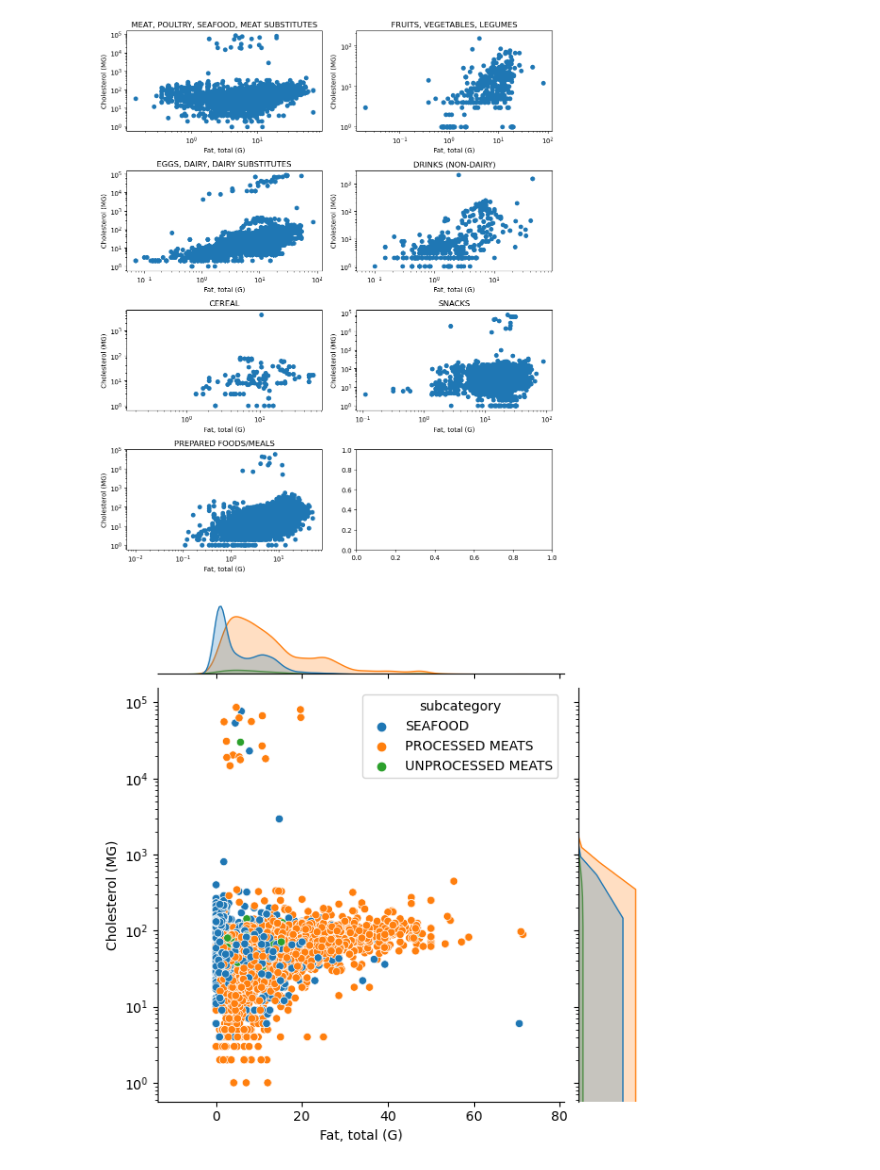
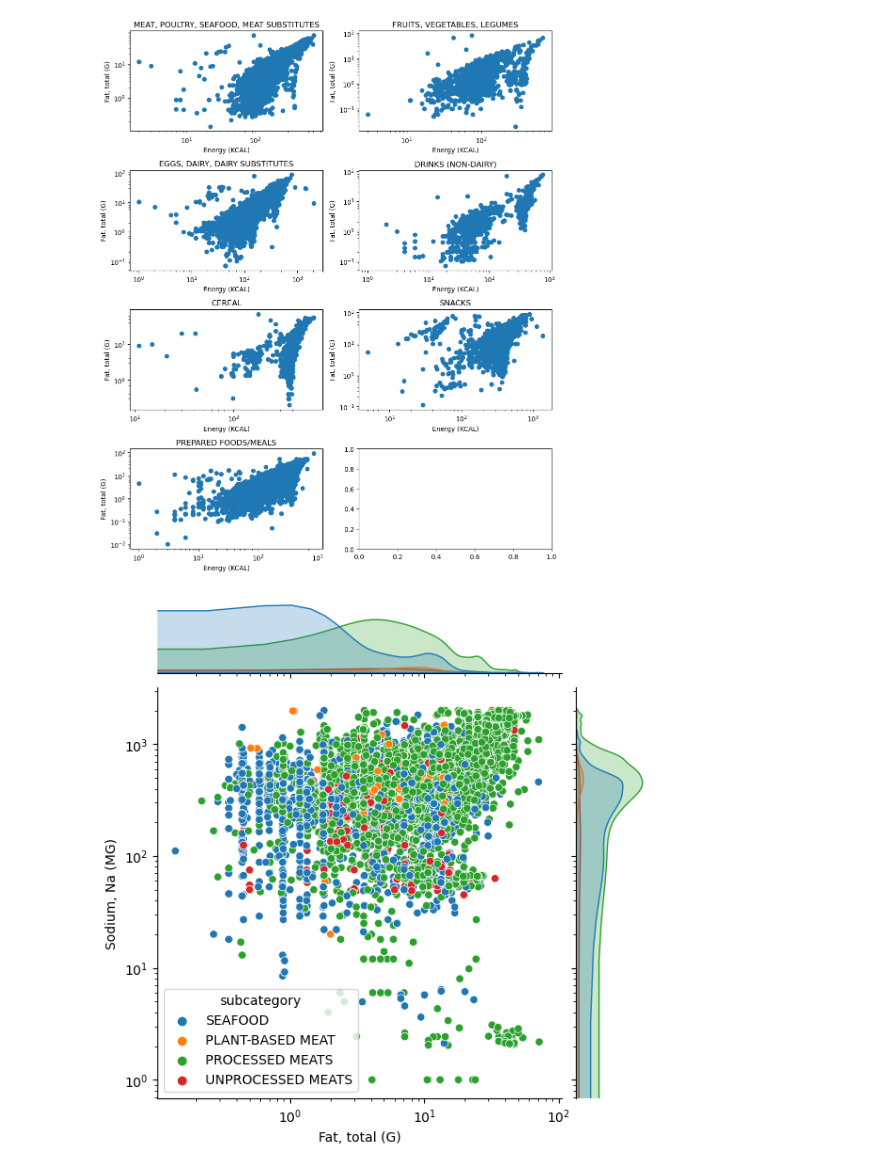
Before and after one commit to assayer5/fooddata-central, a Jupyter notebook: clean_joined_csvs.ipynb, the cells around one changed output. Cells and saved outputs as stored; diff of their text form; code cells hidden in the pictures.

```diff
--- a/clean_joined_csvs.ipynb
+++ b/clean_joined_csvs.ipynb
@@ -203,27 +205,27 @@ axs = ax.ravel()
 
 for i, cat in enumerate(categories):
     catmask = brand_food_nutrients['category'] == cat
-    x = brand_food_nutrients.loc[catmask, 'Fat, total (G)']
-    y = brand_food_nutrients.loc[catmask, 'Cholesterol (MG)']
+    x = brand_food_nutrients.loc[catmask, 'Energy (KCAL)']
+    y = brand_food_nutrients.loc[catmask, 'Fat, total (G)']
 
     axs[i].plot(x, y, 'o')
     axs[i].set_title(f'{cat}')
-    axs[i].set_xlabel('Fat, total (G)')
-    axs[i].set_ylabel('Cholesterol (MG)')
+    axs[i].set_xlabel('Energy (KCAL)')
+    axs[i].set_ylabel('Fat, total (G)')
     axs[i].set_xscale('log')
     axs[i].set_yscale('log')
 
 fig.tight_layout()
 # %% [output]
-[figure, old version]
+[figure, new version]
 # %%
 # MEAT, POULTRY, SEAFOOD, MEAT SUBSTITUTES: Cholesterol vs. Fat for 100g portion
 subset = brand_food_nutrients['category'] == 'MEAT, POULTRY, SEAFOOD, MEAT SUBSTITUTES'
-sns.jointplot(data=brand_food_nutrients[subset], x='Fat, total (G)', y='Cholesterol (MG)', hue='subcategory')
-# plt.xscale('log')
+sns.jointplot(data=brand_food_nutrients[subset], x='Fat, total (G)', y='Sodium, Na (MG)', hue='subcategory')
+plt.xscale('log')
 plt.yscale('log')
 # %% [output]
-[figure, old version]
+[figure, new version]
 # %%
 # EGGS, DAIRY, DAIRY SUBSTITUTES: Cholesterol vs. Fat for 100g portion
 subset = brand_food_nutrients['category'] == 'EGGS, DAIRY, DAIRY SUBSTITUTES'
```
Also changed, not shown: parts of 18 cells of this notebook, 2 other files.
